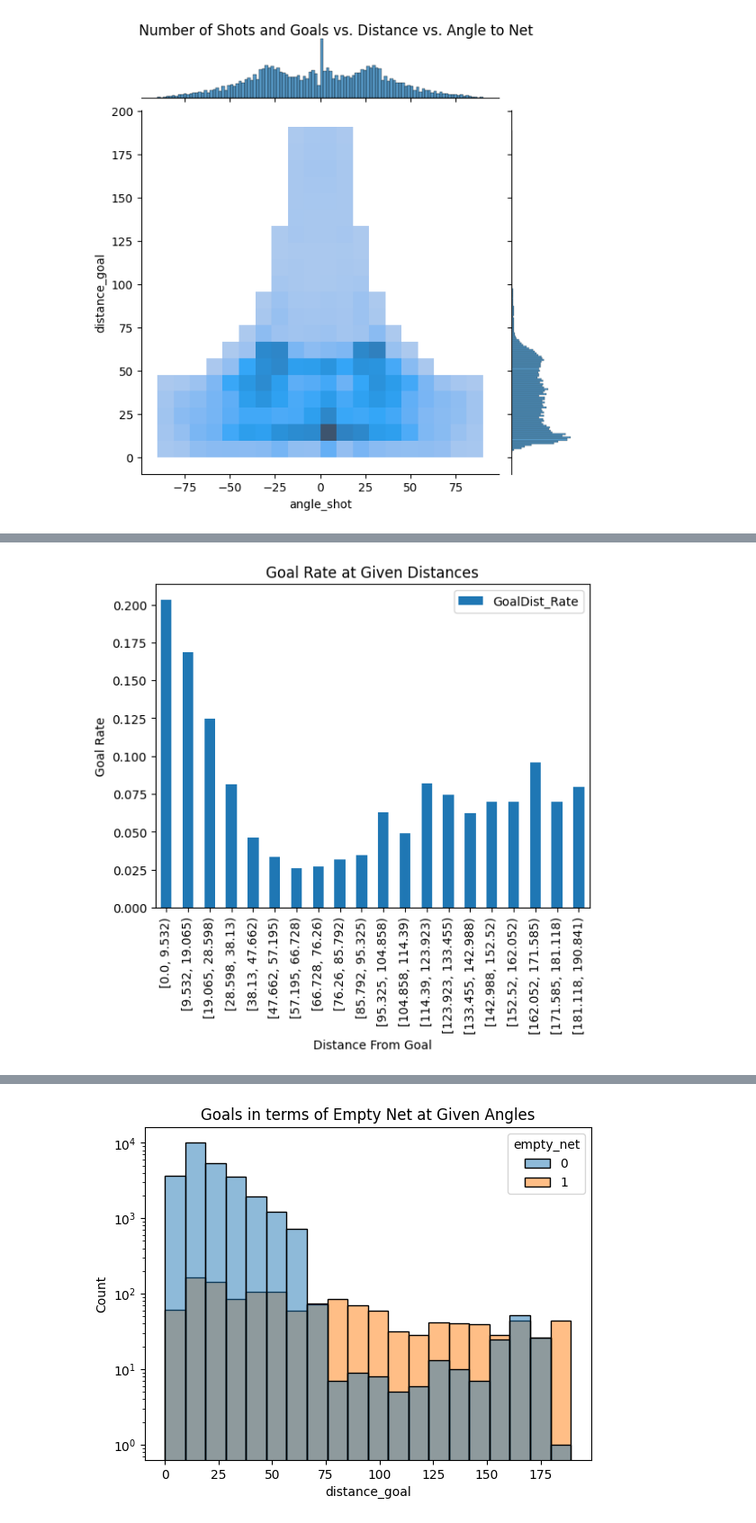
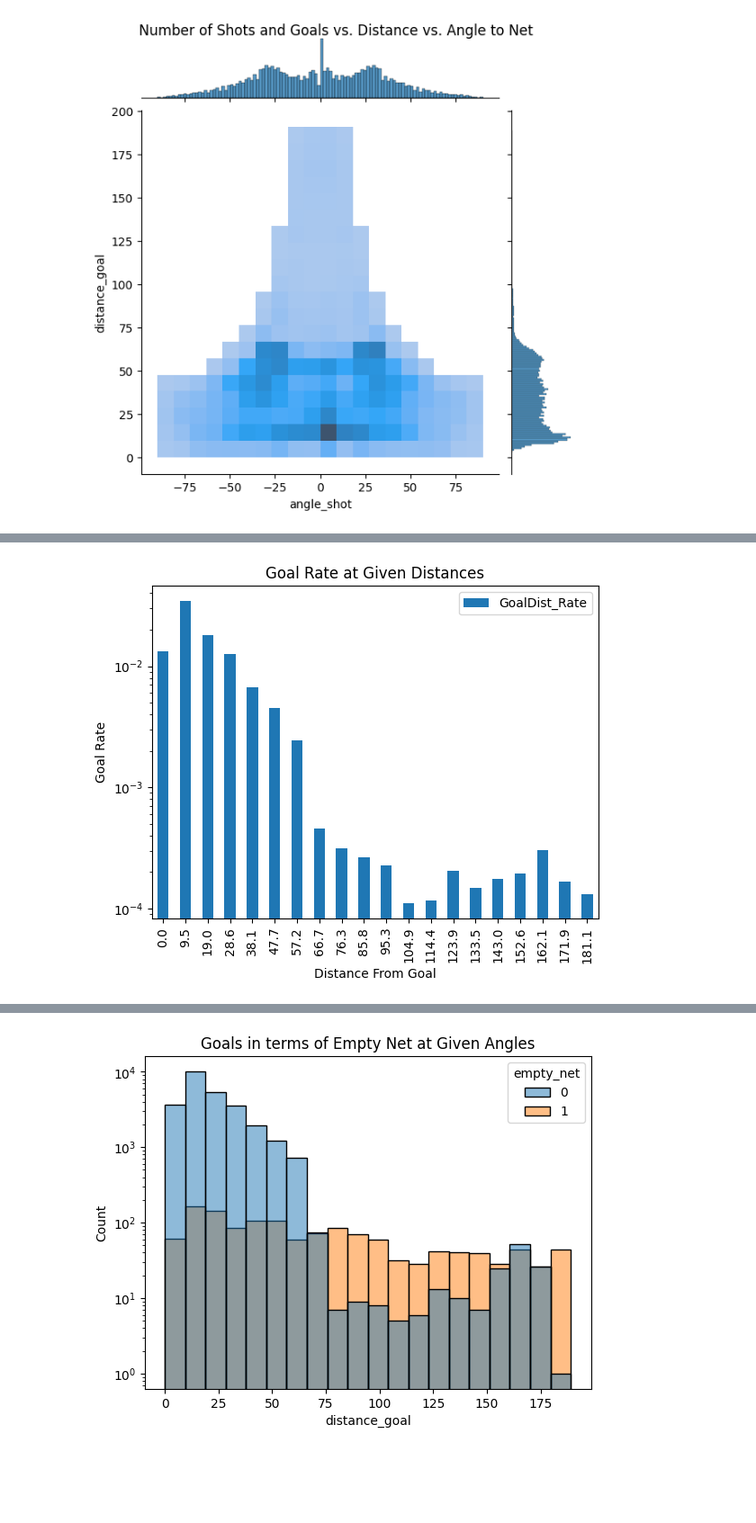
Before and after one commit to Jay-D13/IFT6758-A5-NHL, a Jupyter notebook: notebooks/Milestone2/2 - Features.ipynb, the cells around one changed output, grey strips where cells are left out. Shown at 90% size. Drawn from its saved outputs; the diff is of its cells as text; code cells hidden in the pictures; blank space fills up the shorter version.

```diff
--- a/notebooks/Milestone2/2 - Features.ipynb
+++ b/notebooks/Milestone2/2 - Features.ipynb
@@ -169,8 +166,10 @@ df_rates
 # %%
-
-ax5 = df_rates.plot(x = 'distances', y = 'GoalDist_Rate', kind='bar')
+x1 = [0.0, 9.5, 19.0, 28.6, 38.1, 47.7, 57.2, 66.7, 76.3, 85.8, 95.3, 104.9, 114.4, 123.9, 133.5, 143.0, 152.6, 162.1, 171.9, 181.1]
+df_rates['distance_point'] = x1
+ax5 = df_rates.plot(x = 'distance_point', y = 'GoalDist_Rate', kind='bar')
 ax5.set(title = 'Goal Rate at Given Distances', xlabel = 'Distance From Goal', ylabel= 'Goal Rate')
+plt.yscale('log')
 plt.show()
 # %% [output]
-[figure, old version]
+[figure, new version]
 # %%
```
Also changed, not shown: parts of 3 cells of this notebook, 1 other file.
